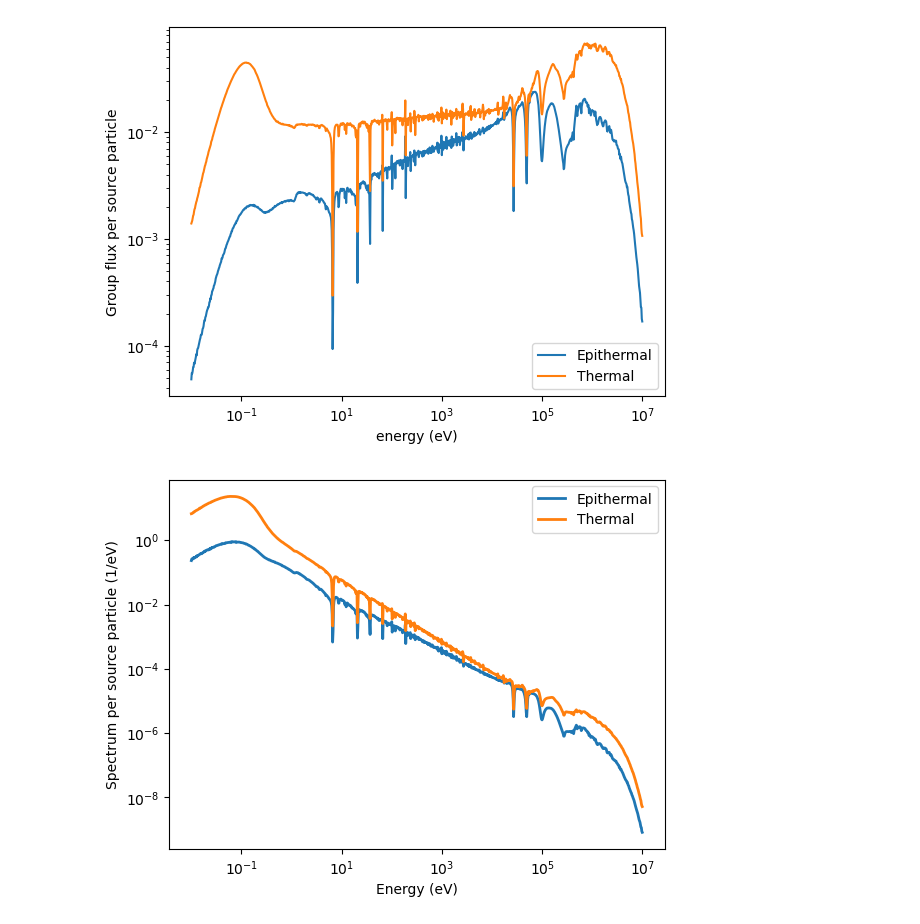
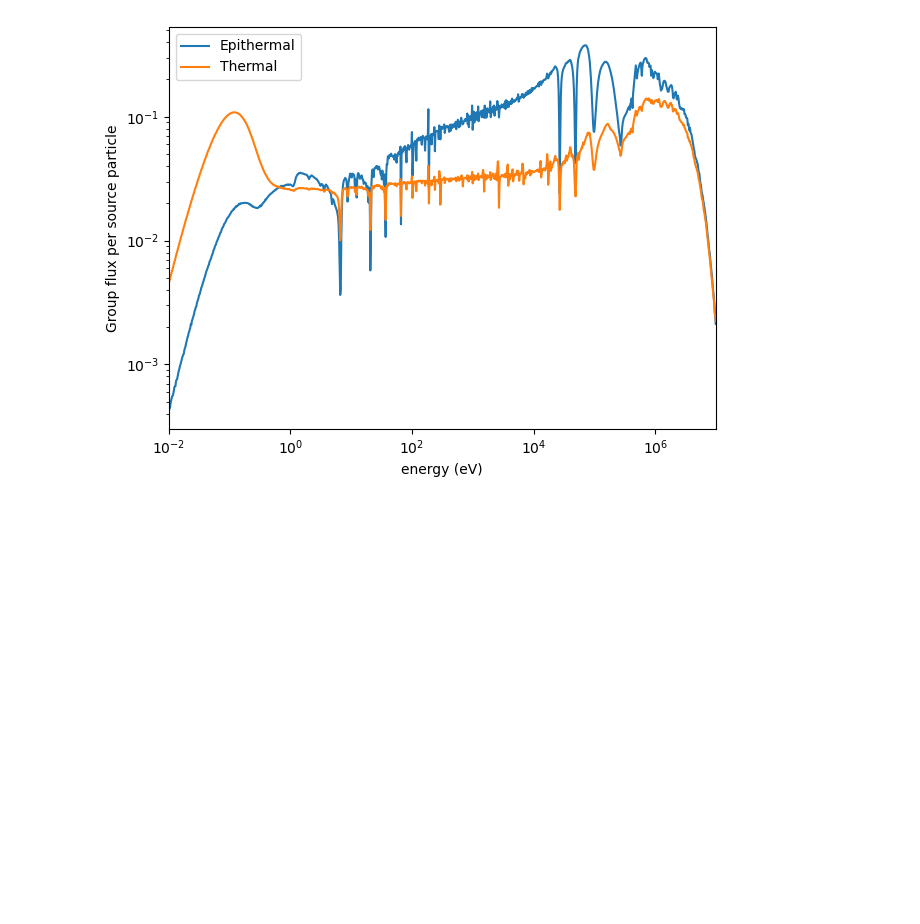
Before and after one commit to Kladdy/master-project, a Jupyter notebook: models/v2 - OpenMC_vs_Serpent_afterfix28feb2023/OpenMC/plot_flux.ipynb, the cells around one changed output. Saved outputs shown, nothing was run; the diff lists cells and outputs as text; code cells hidden in the pictures; blank space fills up the shorter version.

Commit message:
Add proper plots of flux

```diff
--- a/models/v2 - OpenMC_vs_Serpent_afterfix28feb2023/OpenMC/plot_flux.ipynb
+++ b/models/v2 - OpenMC_vs_Serpent_afterfix28feb2023/OpenMC/plot_flux.ipynb
@@ -4,46 +4,49 @@ import matplotlib.pyplot as plt
 
 plt.figure(1)
 
-plt.figure(2)
+# plt.figure(2)
 
 labels = ["Epithermal", "Thermal"]
 
 for i, filename in enumerate(["epithermal_res", "thermal_res"]):
     file = f"{filename}/statepoint.350.h5"
     sp = openmc.StatePoint(file)
 
+    # print(sp.tallies)
 
-    tallydf1=sp.tallies[1].get_pandas_dataframe()
+    tallydf1=sp.tallies[3].get_pandas_dataframe()
     # print(tallydf1.head())
 
     tallydf1flux=tallydf1[tallydf1['score']=='flux']
     # print(tallydf1flux.head())
 
     energy=(tallydf1flux['energy low [eV]']+tallydf1flux['energy high [eV]'])/2
 
     plt.figure(1)
+    # factor = 21205750.411731105
     plt.loglog(energy,tallydf1flux['mean'], label=labels[i])
 
 
 
-    deltaE=(tallydf1flux['energy high [eV]']-tallydf1flux['energy low [eV]'])
-    plt.figure(2)
-    plt.loglog(energy,tallydf1flux['mean']/deltaE,lw=2, label=labels[i])
+    # deltaE=(tallydf1flux['energy high [eV]']-tallydf1flux['energy low [eV]'])
+    # plt.figure(2)
+    # plt.loglog(energy,tallydf1flux['mean']/deltaE,lw=2, label=labels[i])
 
 
 
 plt.figure(1)
 plt.xlabel('energy (eV)')
 plt.ylabel('Group flux per source particle')
 plt.legend()
+plt.tight_layout()
+plt.xlim(1e-2, 1e7)
 plt.savefig("group_plux_per_source_particle.pdf")
 
 
-plt.figure(2)
-plt.ylabel('Spectrum per source particle (1/eV)')
-plt.xlabel('Energy (eV)')
-plt.legend()
-plt.savefig("spectrum_per_source_particle.pdf")
+# plt.figure(2)
+# plt.ylabel('Spectrum per source particle (1/eV)')
+# plt.xlabel('Energy (eV)')
+# plt.legend()
+# plt.savefig("spectrum_per_source_particle.pdf")
 # %% [output]
-[figure, old version]
+[figure, new version]
-[figure, removed]
```
Also changed, not shown: 11 other files.
